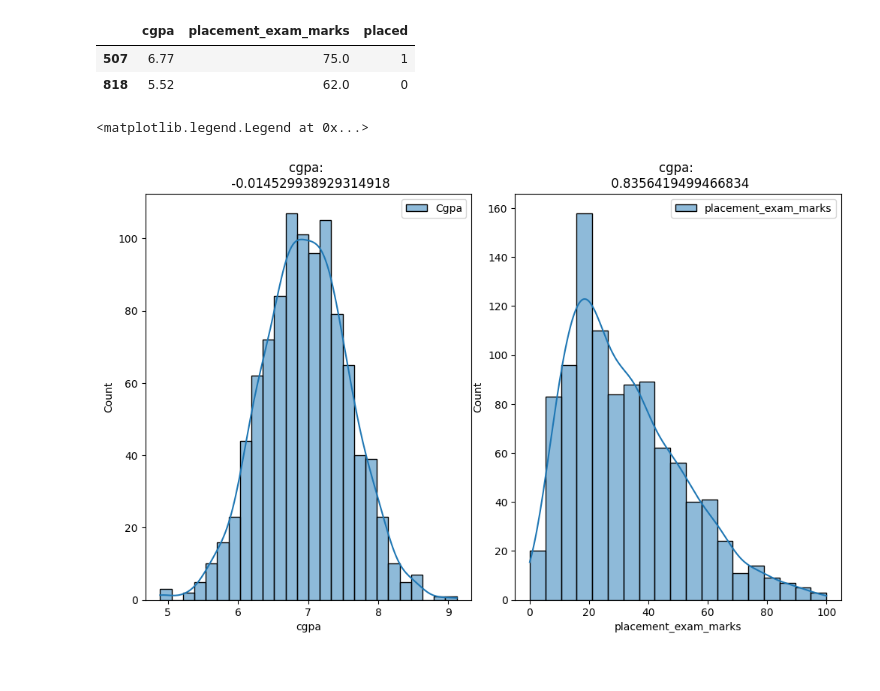
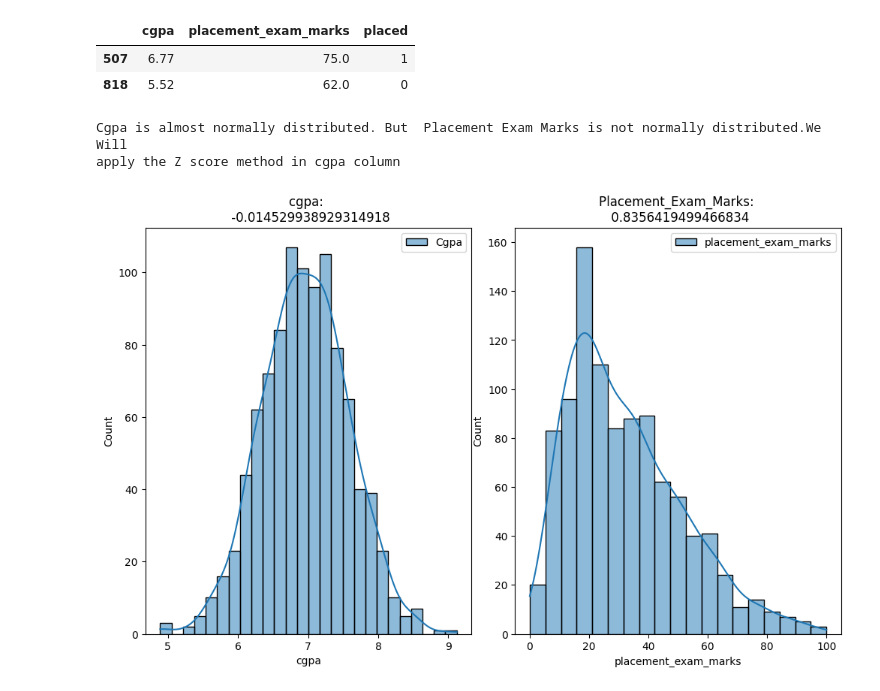
Before and after one commit to yasin-arafat-05/machine_learning, a Jupyter notebook: code/42_z_score_outliers_removal.ipynb, the cells around one changed output. Saved outputs shown, nothing was run; the diff lists cells and outputs as text; code cells hidden in the pictures.

```diff
--- a/code/42_z_score_outliers_removal.ipynb
+++ b/code/42_z_score_outliers_removal.ipynb
@@ -25,14 +25,18 @@ df.sample(2)
 # %%
 fig,ax = plt.subplots(nrows=1,ncols=2,figsize=(10,6))
 fig.tight_layout()
 
 sns.histplot(data=df,x="cgpa",ax=ax[0],label = "Cgpa",kde=True)
 ax[0].set_title(f"cgpa: \n {df["cgpa"].skew()}")
 ax[0].legend()
 
 sns.histplot(data=df,x="placement_exam_marks",ax=ax[1],label = "placement_exam_marks",kde=True)
-ax[1].set_title(f"cgpa: \n {df["placement_exam_marks"].skew()}")
+ax[1].set_title(f"Placement_Exam_Marks: \n {df["placement_exam_marks"].skew()}")
 ax[1].legend()
+
+print('''Cgpa is almost normally distributed. But  Placement Exam Marks is not normally distributed.We Will
+apply the Z score method in cgpa column''')
 # %% [output]
-<matplotlib.legend.Legend at 0x...>
+Cgpa is almost normally distributed. But  Placement Exam Marks is not normally distributed.We Will
+apply the Z score method in cgpa column
-[figure, old version]
+[figure, new version]
```
Also changed, not shown: parts of 18 cells of this notebook, 7 other files.
